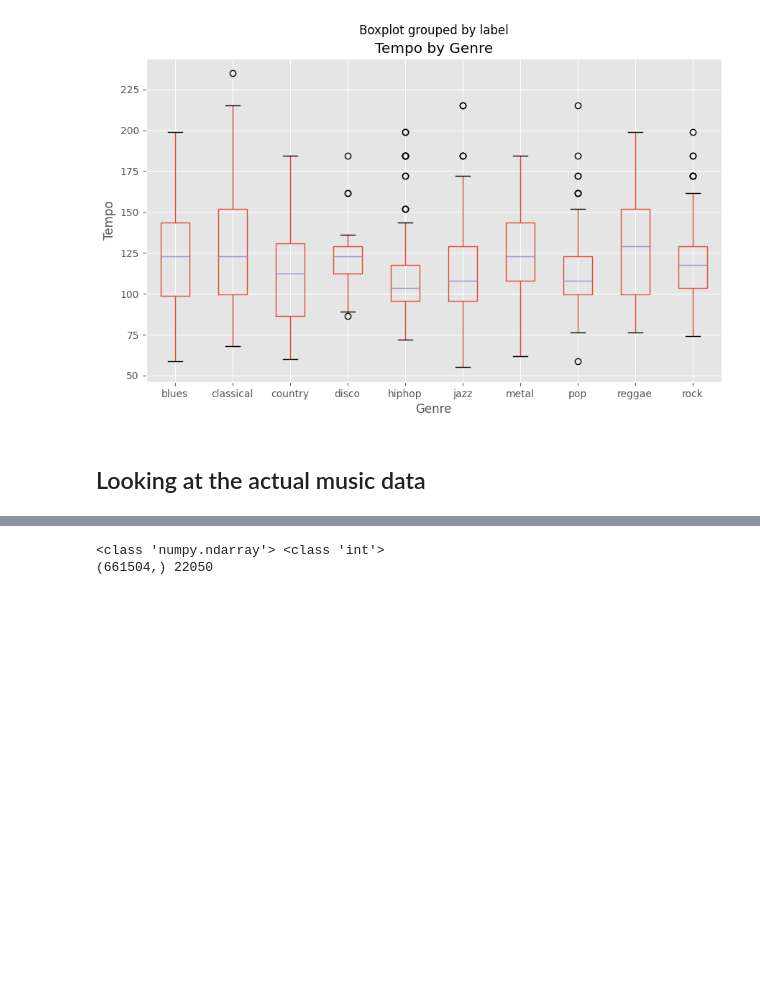
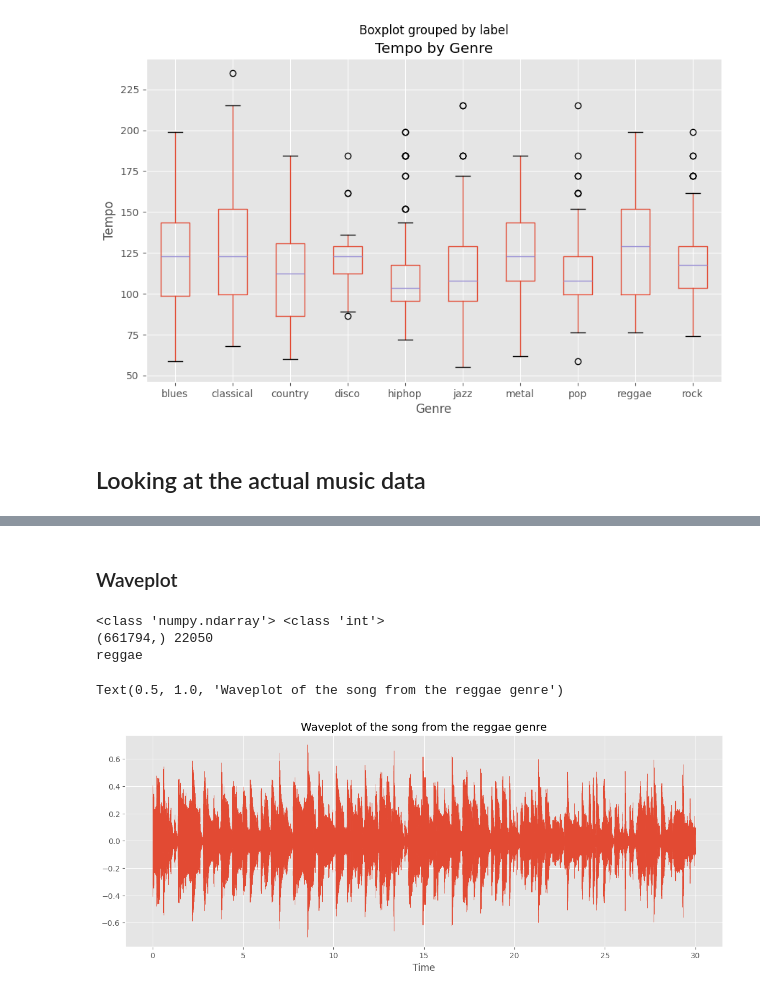
Before and after one commit to jamiecmarks/genre_classifier, a Jupyter notebook: exploration.ipynb, the cells around one changed output, grey strips where cells are left out. Cells and saved outputs as stored; diff of their text form; code cells hidden in the pictures; blank space fills up the shorter version.

```diff
--- a/exploration.ipynb
+++ b/exploration.ipynb
@@ -97,9 +124,24 @@ music_data_path += f'{genre}/'
 music_data_path += random.choice(os.listdir(music_data_path))
 
 x , sr = librosa.load(music_data_path)
-# %%
-print(type(x), type(sr))
-print(x.shape, sr)
-# %% [output]
-<class 'numpy.ndarray'> <class 'int'>
-(661504,) 22050
+# %% [markdown]
+### Waveplot
+# %%
+# the random song:
+import IPython.display as ipd
+import librosa.display
+
+print(type(x), type(sr))
+print(x.shape, sr)
+print(genre)
+ipd.Audio(x, rate=sr)
+
+plt.figure(figsize=(14, 5))
+librosa.display.waveshow(x, sr=sr)
+plt.title(f'Waveplot of the song from the {genre} genre')
+# %% [output]
+<class 'numpy.ndarray'> <class 'int'>
+(661794,) 22050
+reggae
+Text(0.5, 1.0, 'Waveplot of the song from the reggae genre')
+[figure, added]
```
Also changed, not shown: parts of 5 cells of this notebook, 1 other file.
